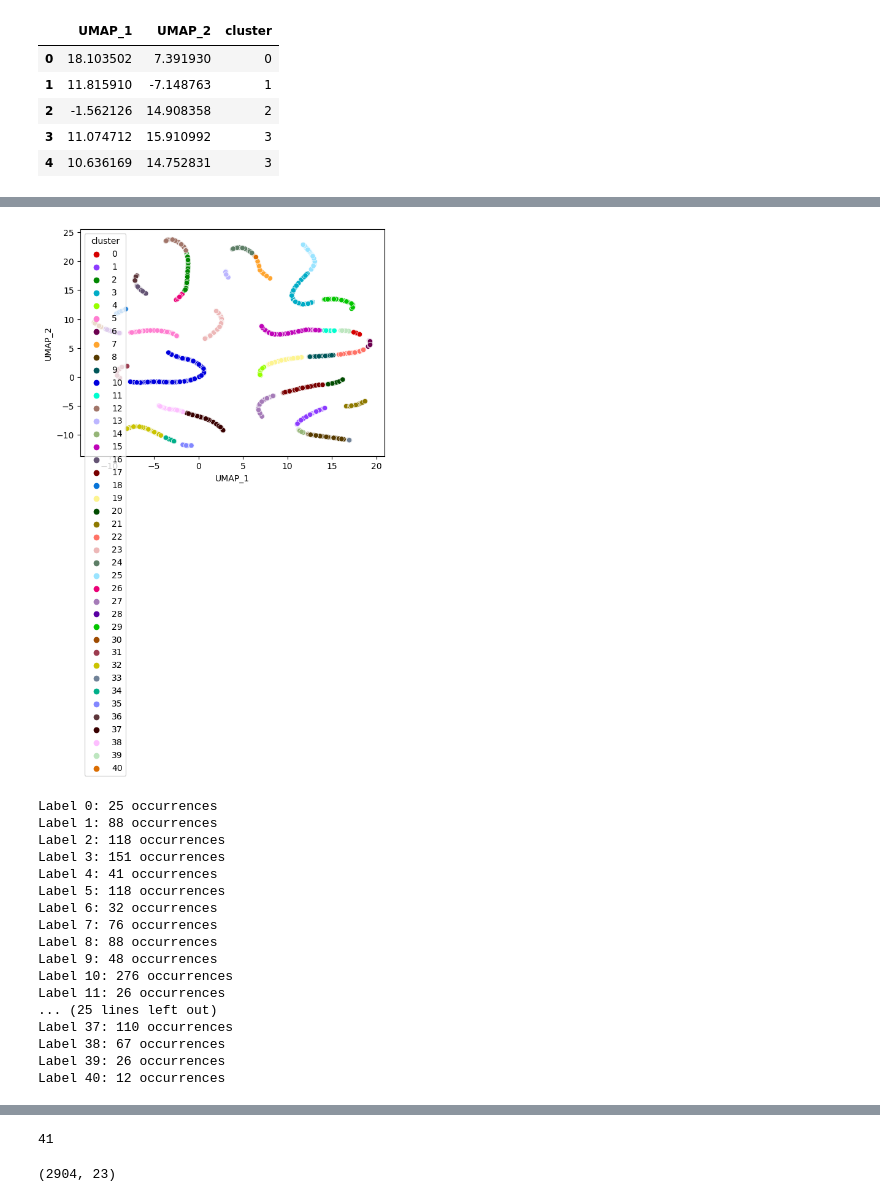
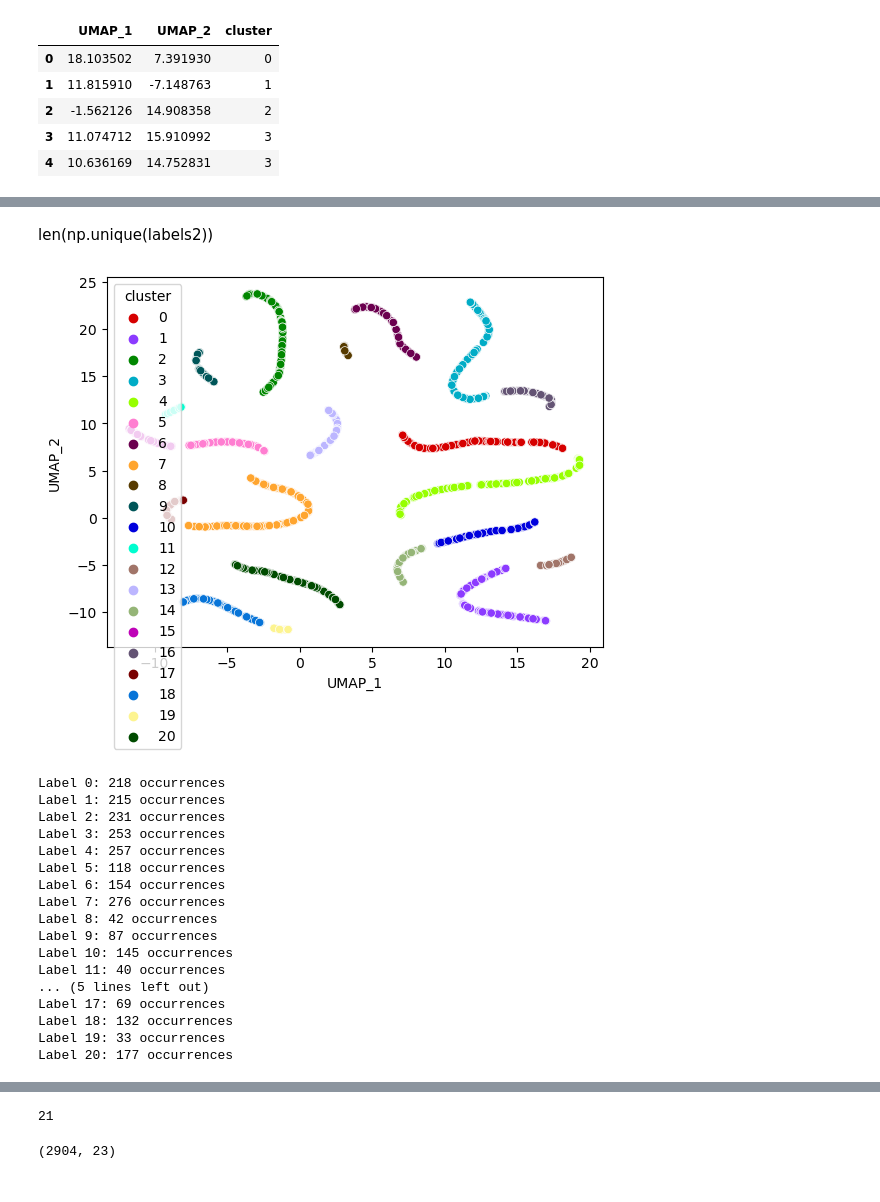
Before and after one commit to Senda-Nasr/lab-clustering-songs, a Jupyter notebook: lab_clustering_songs.ipynb, the cells around one changed output, grey strips where cells are left out. Cells and saved outputs as stored; diff of their text form; code cells hidden in the pictures.

Commit message:
Added clustere umap csv

```diff
--- a/lab_clustering_songs.ipynb
+++ b/lab_clustering_songs.ipynb
@@ -583,7 +572,7 @@ Label 253: 11 occurrences
 # We will check if the DBSCAN performs better
 # %%
 from sklearn.cluster import DBSCAN
-clusterer2 = DBSCAN()
+clusterer2 = DBSCAN(eps= 1)
 labels2= clusterer2.fit_predict(umap_representation)
 # %%
 umap_df2= umap_df.copy()
@@ -604,11 +607,13 @@ len(np.unique(labels2))
+# %% [markdown]
+len(np.unique(labels2))
 # %%
-custom_palette = sns.color_palette(cc.glasbey, n_colors=clusters.size)
+custom_palette = sns.color_palette(cc.glasbey, n_colors=labels2.size)
 # Modifiying the palette to set the color "black=(0.,0.,0.)" to the label "-1"
-custom_palette = [color if cluster != -1 else (0.,0.,0.) for cluster, color in zip(clusters,custom_palette)]
+custom_palette = [color if cluster != -1 else (0.,0.,0.) for cluster, color in zip(labels2,custom_palette)]
 sns.scatterplot(umap_df2, x="UMAP_1", y="UMAP_2", hue="cluster", palette=custom_palette);
 plt.show()
 # %% [output]
-[figure, old version]
+[figure, new version]
 # %%
 # Get unique labels and their counts
 unique_labels2, counts2 = np.unique(labels2, return_counts=True)
@@ -617,23 +622,23 @@ unique_labels2, counts2 = np.unique(labels2, return_counts=True)
 for label, count in zip(unique_labels2, counts2):
     print(f"Label {label}: {count} occurrences")
 # %% [output]
-Label 0: 25 occurrences
-Label 1: 88 occurrences
-Label 2: 118 occurrences
-Label 3: 151 occurrences
-Label 4: 41 occurrences
+Label 0: 218 occurrences
+Label 1: 215 occurrences
+Label 2: 231 occurrences
+Label 3: 253 occurrences
+Label 4: 257 occurrences
 Label 5: 118 occurrences
-Label 6: 32 occurrences
-Label 7: 76 occurrences
-Label 8: 88 occurrences
-Label 9: 48 occurrences
-Label 10: 276 occurrences
-Label 11: 26 occurrences
-... (25 lines left out)
-Label 37: 110 occurrences
-Label 38: 67 occurrences
-Label 39: 26 occurrences
-Label 40: 12 occurrences
+Label 6: 154 occurrences
+Label 7: 276 occurrences
+Label 8: 42 occurrences
+Label 9: 87 occurrences
+Label 10: 145 occurrences
+Label 11: 40 occurrences
+... (5 lines left out)
+Label 17: 69 occurrences
+Label 18: 132 occurrences
+Label 19: 33 occurrences
+Label 20: 177 occurrences
 # %%
 # The DBSCAN is obtaining a reasonable number of clusters
 # It is also clustering the samples into classes that seem visually clearer
@@ -665,7 +670,7 @@ display(all_songs_with_features)
 # confirming that we added the correct clusters to the dataframe
 all_songs_with_features['dbscan_cluster'].nunique()
 # %% [output]
-41
+21
 # %%
 all_songs_with_features.shape
 # %% [output]
```
Also changed, not shown: parts of 7 cells of this notebook, 21 other files.
